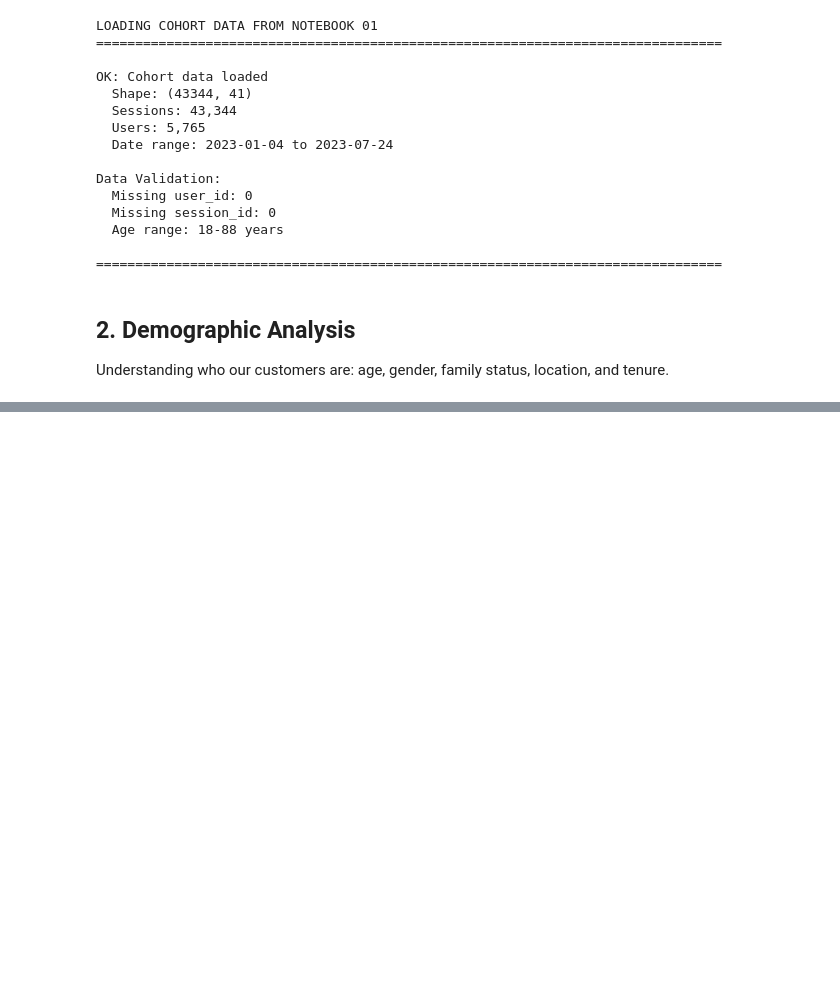
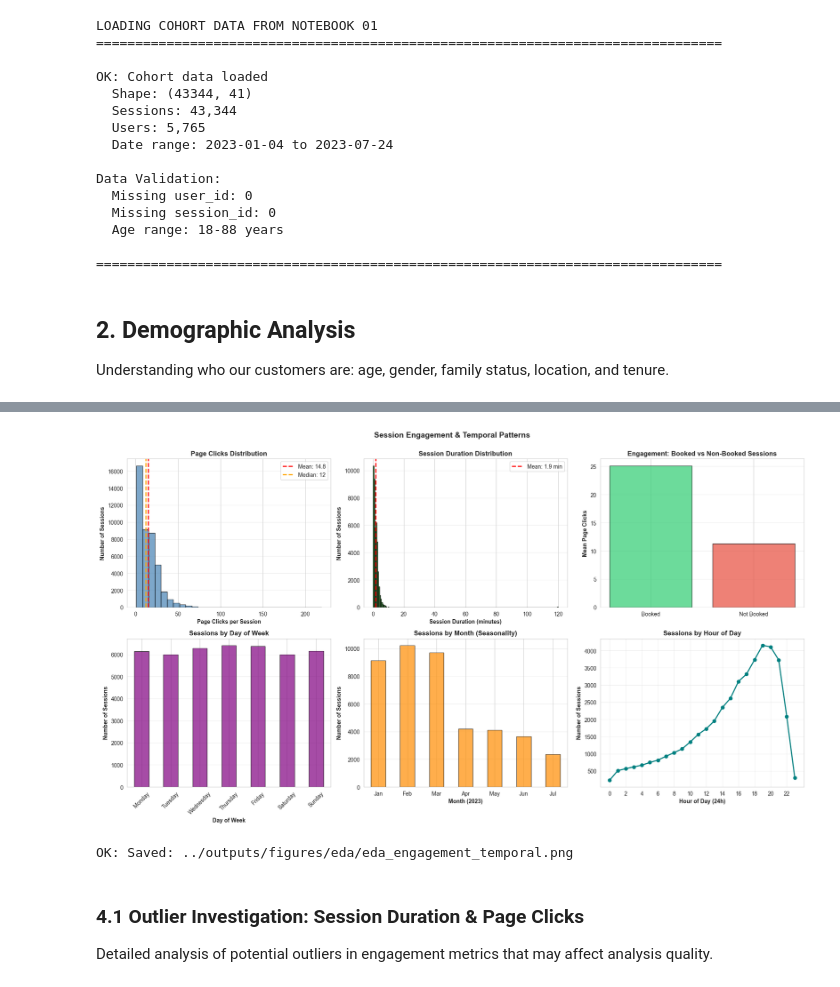
Before and after one commit to albertodiazdurana/TravelTide_Customer_Segmentation, a Jupyter notebook: notebooks/02_EDA_behavioral_analysis.ipynb, the cells around one changed output, grey strips where cells are left out. Drawn from its saved outputs; the diff is of its cells as text; code cells hidden in the pictures; blank space fills up the shorter version.

```diff
--- a/notebooks/02_EDA_behavioral_analysis.ipynb
+++ b/notebooks/02_EDA_behavioral_analysis.ipynb
@@ -197,0 +535,79 @@ AGE DISTRIBUTION:
+# %%
+# Engagement and temporal pattern visualizations
+fig, axes = plt.subplots(2, 3, figsize=(18, 10))
+
+# Plot 1: Page clicks distribution
+axes[0, 0].hist(session_base['page_clicks'], bins=30, color='steelblue',
+                edgecolor='black', alpha=0.7)
+axes[0, 0].axvline(session_base['page_clicks'].mean(), color='red', linestyle='--',
+                   linewidth=2, label=f"Mean: {session_base['page_clicks'].mean():.1f}")
+axes[0, 0].axvline(session_base['page_clicks'].median(), color='orange', linestyle='--',
+                   linewidth=2, label=f"Median: {session_base['page_clicks'].median():.0f}")
+axes[0, 0].set_xlabel('Page Clicks per Session', fontweight='bold')
+axes[0, 0].set_ylabel('Number of Sessions', fontweight='bold')
+axes[0, 0].set_title('Page Clicks Distribution', fontweight='bold', fontsize=12)
+axes[0, 0].legend()
+axes[0, 0].grid(axis='y', alpha=0.3)
+
+# Plot 2: Session duration distribution
+axes[0, 1].hist(session_base['session_duration_minutes'], bins=200, color='darkgreen',
+                edgecolor='black', alpha=0.7)
+axes[0, 1].axvline(session_base['session_duration_minutes'].mean(), color='red',
+                   linestyle='--', linewidth=2,
+                   label=f"Mean: {session_base['session_duration_minutes'].mean():.1f} min")
+axes[0, 1].set_xlabel('Session Duration (minutes)', fontweight='bold')
+axes[0, 1].set_ylabel('Number of Sessions', fontweight='bold')
+axes[0, 1].set_title('Session Duration Distribution', fontweight='bold', fontsize=12)
+axes[0, 1].legend()
+axes[0, 1].grid(axis='y', alpha=0.3)
+
+# Plot 3: Clicks by booking status
+booking_comparison = pd.DataFrame({
+    'Status': ['Booked', 'Not Booked'],
+    'Mean_Clicks': [booking_engagement.loc[True, 'mean'],
+                    booking_engagement.loc[False, 'mean']]
+})
+axes[0, 2].bar(booking_comparison['Status'], booking_comparison['Mean_Clicks'],
+               color=['#2ecc71', '#e74c3c'], edgecolor='black', alpha=0.7)
+axes[0, 2].set_ylabel('Mean Page Clicks', fontweight='bold')
+axes[0, 2].set_title('Engagement: Booked vs Non-Booked Sessions', fontweight='bold', fontsize=12)
+axes[0, 2].grid(axis='y', alpha=0.3)
+
+# Plot 4: Sessions by day of week
+day_counts.plot(kind='bar', ax=axes[1, 0], color='purple', edgecolor='black', alpha=0.7)
+axes[1, 0].set_xlabel('Day of Week', fontweight='bold')
+axes[1, 0].set_ylabel('Number of Sessions', fontweight='bold')
+axes[1, 0].set_title('Sessions by Day of Week', fontweight='bold', fontsize=12)
+axes[1, 0].tick_params(axis='x', rotation=45)
+axes[1, 0].grid(axis='y', alpha=0.3)
+
+# Plot 5: Sessions by month
+month_counts.plot(kind='bar', ax=axes[1, 1], color='darkorange', edgecolor='black', alpha=0.7)
+axes[1, 1].set_xlabel('Month (2023)', fontweight='bold')
+axes[1, 1].set_ylabel('Number of Sessions', fontweight='bold')
+axes[1, 1].set_title('Sessions by Month (Seasonality)', fontweight='bold', fontsize=12)
+axes[1, 1].set_xticklabels(month_names[:len(month_counts)], rotation=0)
+axes[1, 1].grid(axis='y', alpha=0.3)
+
+# Plot 6: Sessions by hour of day
+hour_counts = session_base['hour_of_day'].value_counts().sort_index()
+hour_counts.plot(kind='line', ax=axes[1, 2], color='teal', marker='o', linewidth=2)
+axes[1, 2].set_xlabel('Hour of Day (24h)', fontweight='bold')
+axes[1, 2].set_ylabel('Number of Sessions', fontweight='bold')
+axes[1, 2].set_title('Sessions by Hour of Day', fontweight='bold', fontsize=12)
+axes[1, 2].grid(alpha=0.3)
+axes[1, 2].set_xticks(range(0, 24, 2))
+
+plt.suptitle('Session Engagement & Temporal Patterns', fontweight='bold', fontsize=14, y=1.00)
+plt.tight_layout()
+plt.savefig(f'{FIGURES_EDA}eda_engagement_temporal.png', dpi=300, bbox_inches='tight')
+plt.show()
+
+print(f"\nOK: Saved: {FIGURES_EDA}eda_engagement_temporal.png")
+# %% [output]
+[figure, added]
+OK: Saved: ../outputs/figures/eda/eda_engagement_temporal.png
+# %% [markdown]
+### 4.1 Outlier Investigation: Session Duration & Page Clicks
+
+Detailed analysis of potential outliers in engagement metrics that may affect analysis quality.
```
Also changed, not shown: parts of 20 cells of this notebook, 10 other files.
